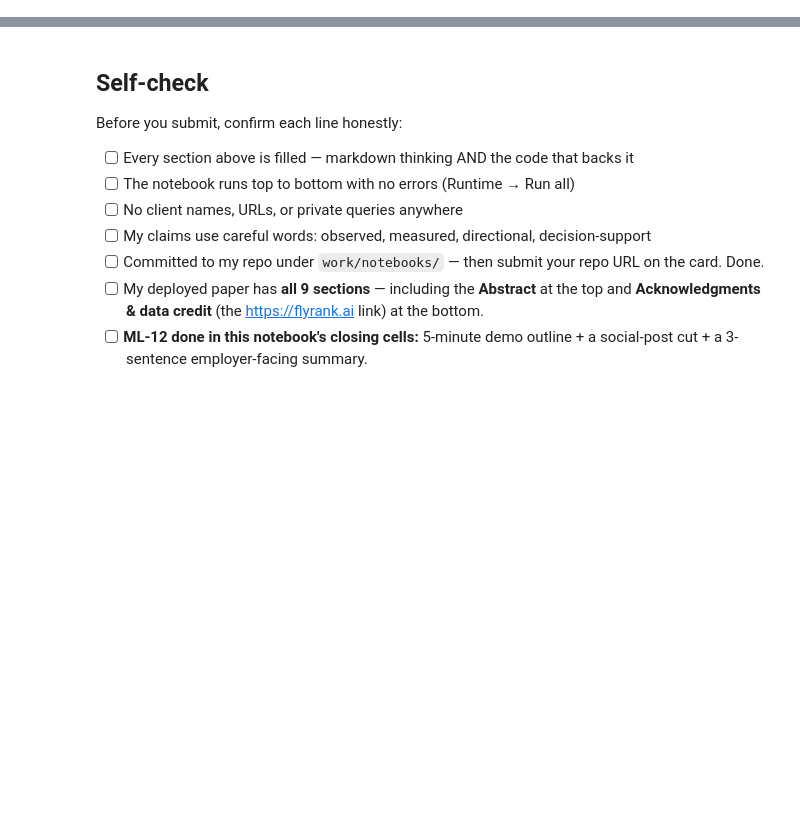
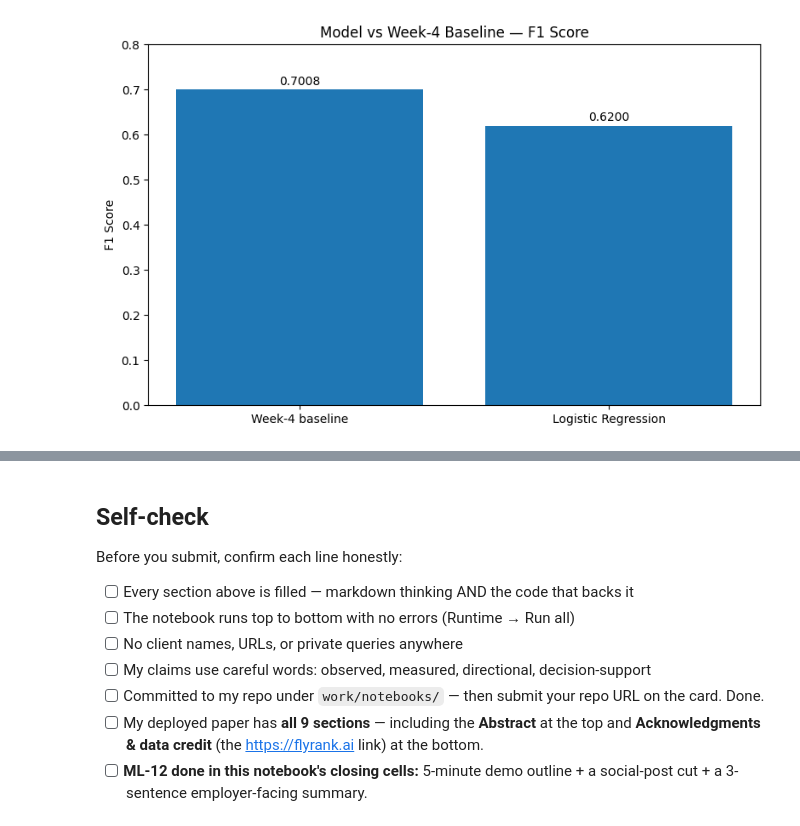
Before and after one commit to Shakir-j/flyrank-internship-ml, a Jupyter notebook: work/notebooks/capstone.ipynb, the cells around one changed output, grey strips where cells are left out. Cells and saved outputs as stored; diff of their text form; code cells hidden in the pictures; blank space fills up the shorter version.

```diff
--- a/work/notebooks/capstone.ipynb
+++ b/work/notebooks/capstone.ipynb
@@ -36,0 +637,87 @@ This skeleton is yours to fill. Work the sections **in order** — each one has
+# %%
+# ============================================================
+# SECTION 7 — ARTIFACTS THE PAPER EMBEDS
+# ============================================================
+
+import matplotlib.pyplot as plt
+import pandas as pd
+
+
+# ------------------------------------------------------------
+# Artifact 1 — Model vs baseline
+# ------------------------------------------------------------
+
+comparison = pd.DataFrame({
+    "Approach": ["Week-4 baseline", "Logistic Regression"],
+    "Accuracy": [0.8044, 0.7837],
+    "Precision": [0.8098, 0.8896],
+    "Recall": [0.6176, 0.4758],
+    "F1": [0.7008, 0.6200]
+})
+
+display(comparison)
+
+plt.figure(figsize=(8, 5))
+
+plt.bar(
+    comparison["Approach"],
+    comparison["F1"]
+)
+
+for i, value in enumerate(comparison["F1"]):
+    plt.text(i, value + 0.01, f"{value:.4f}", ha="center")
+
+plt.title("Model vs Week-4 Baseline — F1 Score")
+plt.ylabel("F1 Score")
+plt.ylim(0, 0.8)
+plt.tight_layout()
+plt.show()
+
+
+# ------------------------------------------------------------
+# Artifact 2 — Review queue size
+# ------------------------------------------------------------
+
+queue_summary = pd.DataFrame({
+    "Category": ["All February content", "Review queue"],
+    "Count": [321546, 68696]
+})
+
+display(queue_summary)
+
+plt.figure(figsize=(8, 5))
+
+plt.bar(
+    queue_summary["Category"],
+    queue_summary["Count"]
+)
+
+for i, value in enumerate(queue_summary["Count"]):
+    plt.text(i, value + 5000, f"{value:,}", ha="center")
+
+plt.title("February Content Review Queue")
+plt.ylabel("Number of content items")
+plt.tight_layout()
+plt.show()
+
+
+# ------------------------------------------------------------
+# Artifact 3 — Ranked recommendations
+# ------------------------------------------------------------
+
+display(recommendations)
+
+
+# ------------------------------------------------------------
+# Artifact summary
+# ------------------------------------------------------------
+
+print("\nARTIFACT SUMMARY")
+print("----------------")
+print("1. Model vs baseline comparison table")
+print("2. Model vs baseline F1 chart")
+print("3. February content review queue chart")
+print("4. Ranked recommendations table")
+print()
+print("All artifacts use public-safe aggregate information.")
+# %% [output]
@@ -36,0 +727 @@ This skeleton is yours to fill. Work the sections **in order** — each one has
+[figure, added]
```
Also changed, not shown: parts of 22 cells of this notebook.
